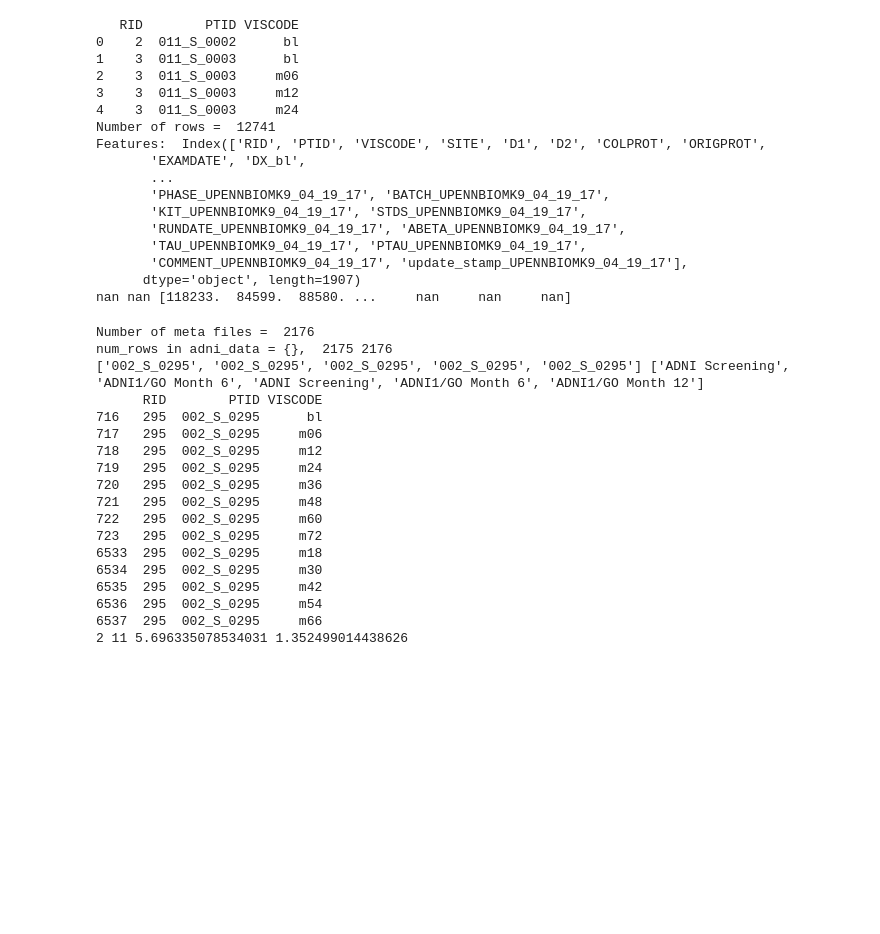
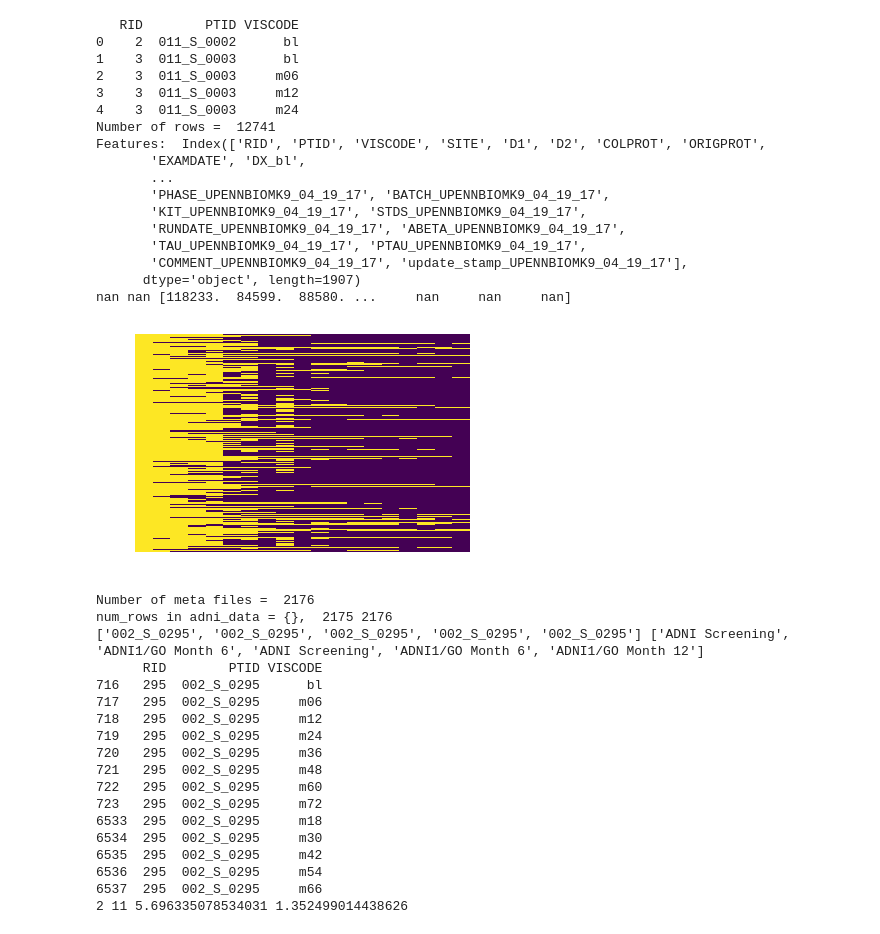
Before and after one commit to Information-Fusion-Lab-Umass/flare, a Jupyter notebook: notebooks/data_exploration.ipynb, the cells around one changed output. Drawn from its saved outputs; the diff is of its cells as text; code cells hidden in the pictures; blank space fills up the shorter version.

Commit message:
Added missing data image

```diff
--- a/notebooks/data_exploration.ipynb
+++ b/notebooks/data_exploration.ipynb
@@ -235,6 +235,32 @@ Features:  Index(['RID', 'PTID', 'VISCODE', 'SITE', 'D1', 'D2', 'COLPROT', 'ORIG
        'COMMENT_UPENNBIOMK9_04_19_17', 'update_stamp_UPENNBIOMK9_04_19_17'],
       dtype='object', length=1907)
 nan nan [118233.  84599.  88580. ...     nan     nan     nan]
+# %%
+visits = {}
+viscodes = ['bl', 'm06', 'm12', 'm18', 'm24', 'm30', \
+            'm36', 'm42', 'm48', 'm54', 'm60', 'm66', \
+            'm72', 'm78', 'm84', 'm90', 'm96', 'm108', 'm120']
+for i in range(len(df1)):
+    key = df1.PTID[i]
+    value = df1.VISCODE[i]
+
+    if key in visits:
+        visits[key] += [value]
+    else:
+        visits[key] = [value]
+
+a = np.zeros((len(visits),19))
+for i, key in enumerate(visits):
+    for j, code in enumerate(viscodes):
+        if code in visits[key]:
+            a[i,j] = 1
+# plt.imshow(a, aspect='auto', cmap='gray')
+# plt.figure()
+plt.imshow(a, aspect='auto', cmap='viridis')
+plt.axis('off')
+plt.savefig('missing_data.png', dpi=300)
+# %% [output]
+[figure, added]
 # %%
 # Compare with ADNI meta data
 metafiles = glob(path_meta+'/*.xml')
```
Also changed, not shown: 5 other files.
